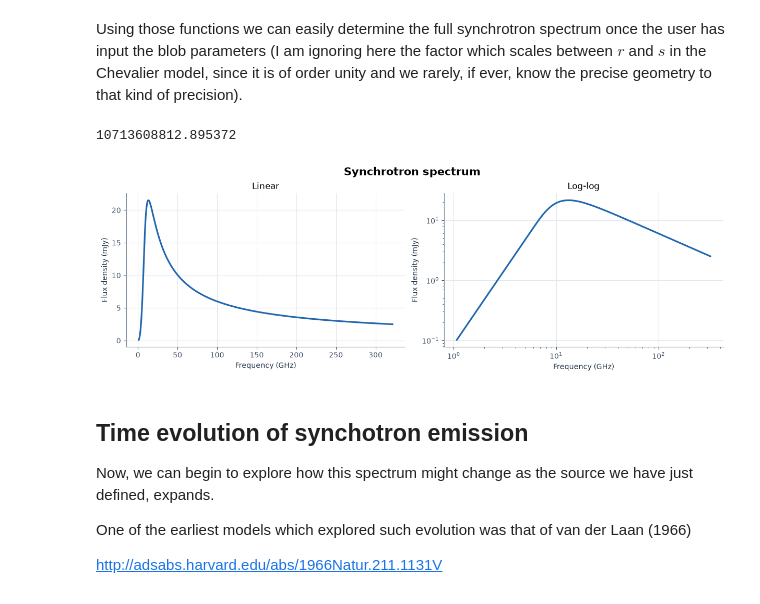
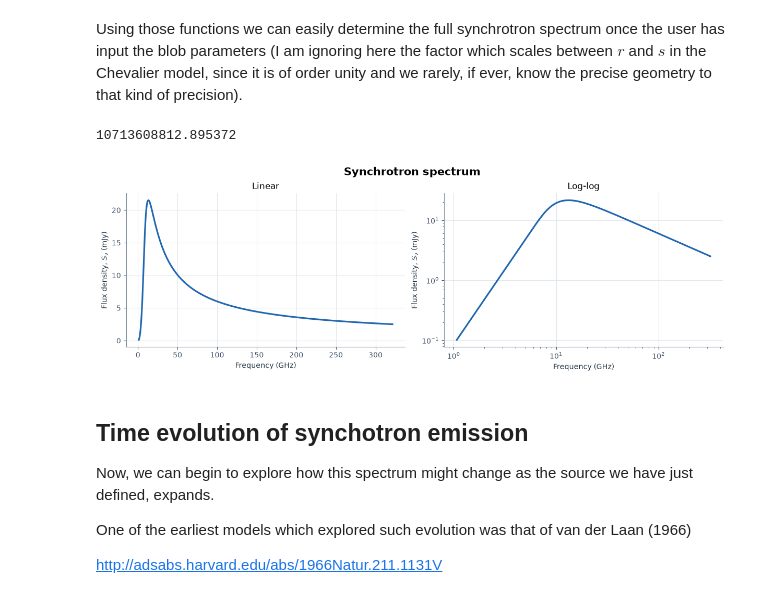
Before and after one commit to CallumMCB-OX/ThunderBooks, a Jupyter notebook: Basics.ipynb, the cells around one changed output. Saved outputs shown, nothing was run; the diff lists cells and outputs as text; code cells hidden in the pictures.

```diff
--- a/Basics.ipynb
+++ b/Basics.ipynb
@@ -535,35 +536,35 @@ B=1.9
 d=3.0
 d=d*(3.1e21)
 # size of blob here
 # for an X-ray binary this might be something like 15 light minutes (3e13cm) across
 (r,V)=sizefromt(1800.0,cs)
 
 # Illustrative radius scaling from the original example.
 r=r*0.07
 V=(4.0/3.0)*np.pi*r**3
 
 omega=solidangle(r,d)
 # Normalisation of N(E)=N0*E**(-p), not total number density
 # I chose a value here which is more or less fits flux density seen for an X-ray binary
 # at the adopted distance; this is an illustrative normalisation
 N0=0.0045
 p=2.5
 #############################
 
 
 nu1=nutau1(r,p,N0,B)
 
 print (nu1)
 
 SF=SFtau1(B,nu1,p)
 
 x=np.linspace(nu1/10.0,nu1*30.0,10000)
 y=F(x,nu1,SF,omega,p)
-show_figure(plot_linear_log(x/1e9, y, "Frequency (GHz)", "Flux density (mJy)",
+show_figure(plot_linear_log(x/1e9, y, "Frequency (GHz)", r"Flux density, $S_\nu$ (mJy)",
                             title="Synchrotron spectrum"))
 # %% [output]
 10713608812.895372
-[figure, old version]
+[figure, new version]
 # %% [markdown]
 ## Time evolution of synchotron emission
 
```
Also changed, not shown: parts of 9 cells of this notebook, 16 other files.
